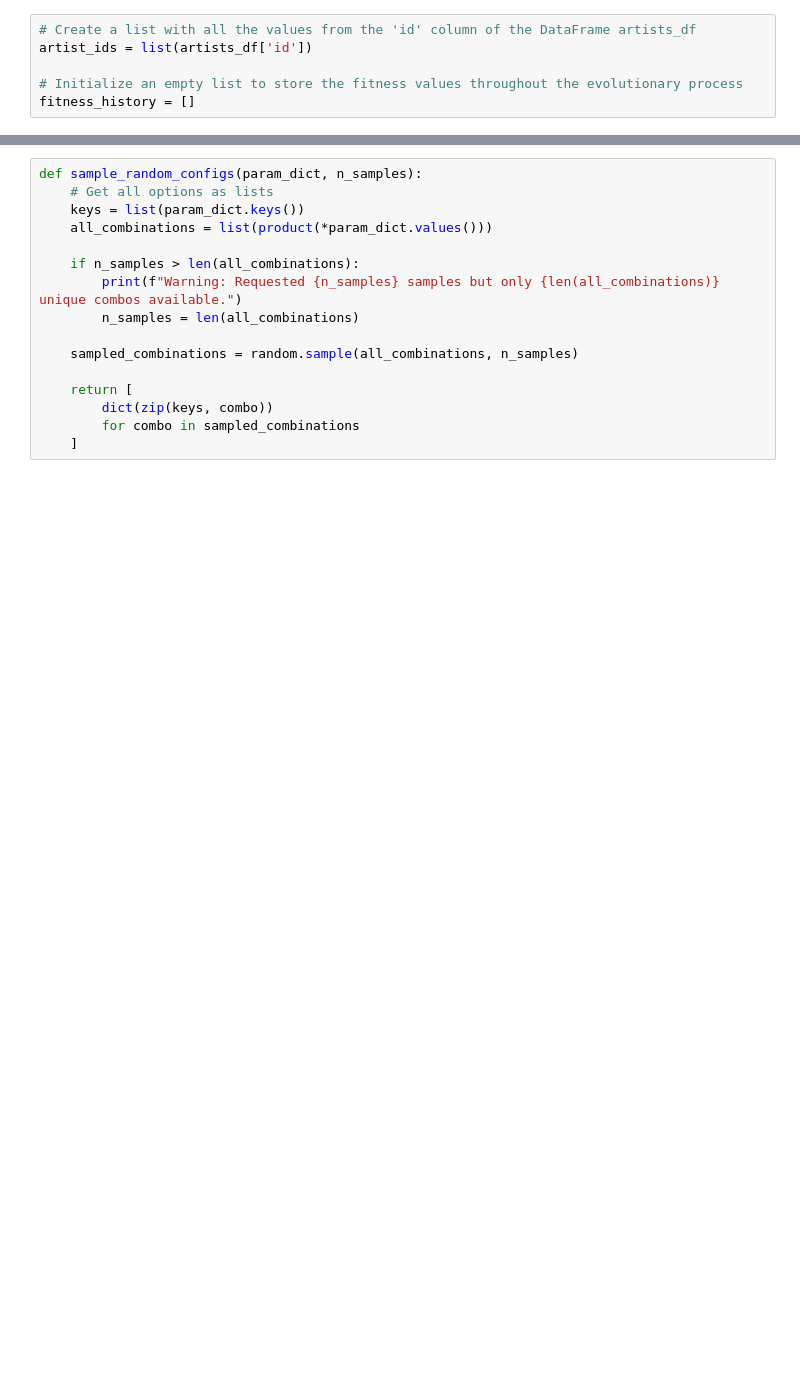
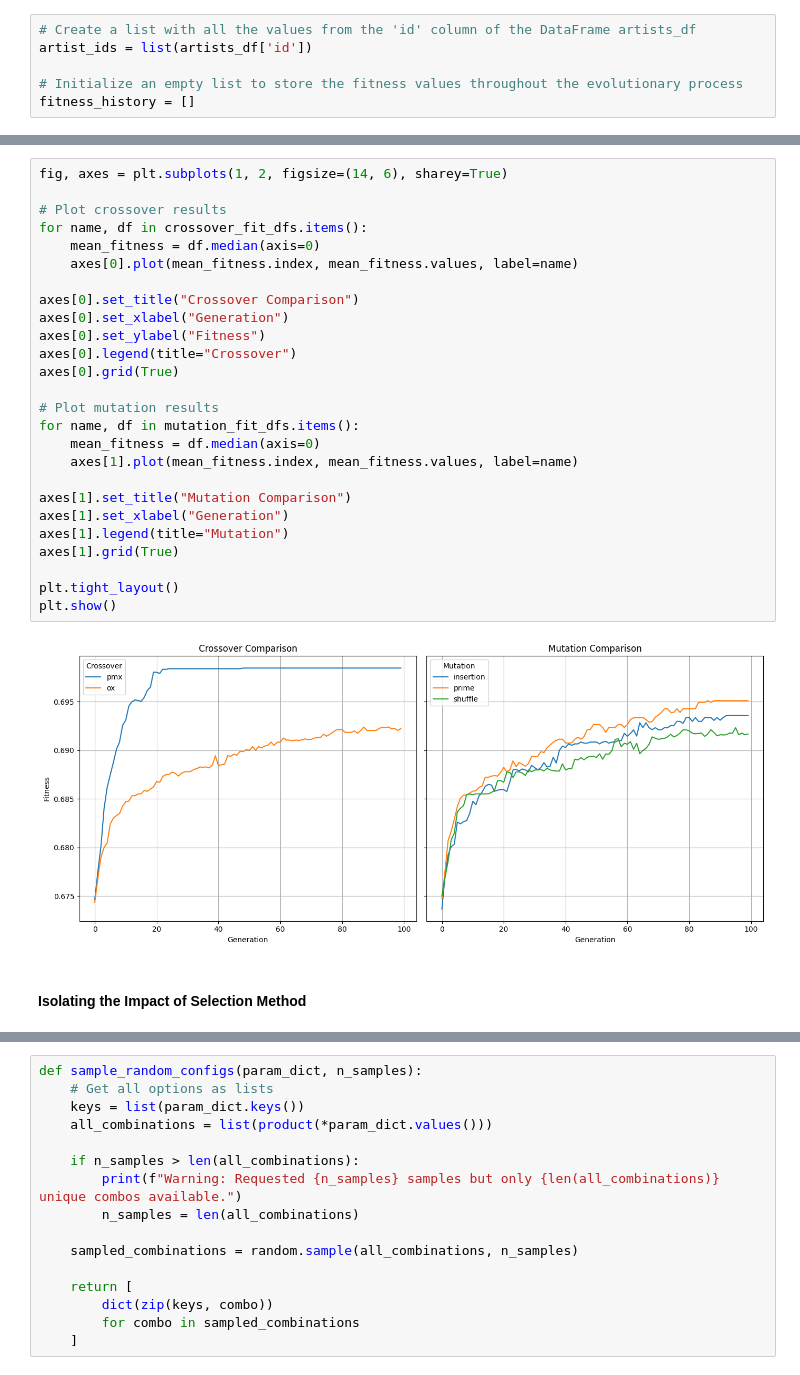
Before and after one commit to itsluaana/CIFO-Project, a Jupyter notebook: src/PROJECT.ipynb, the cells around one changed output, grey strips where cells are left out. Drawn from its saved outputs; the diff is of its cells as text; blank space fills up the shorter version.

```diff
--- a/src/PROJECT.ipynb
+++ b/src/PROJECT.ipynb
@@ -311,0 +453,30 @@ param_options = {
+# %%
+fig, axes = plt.subplots(1, 2, figsize=(14, 6), sharey=True)
+
+# Plot crossover results
+for name, df in crossover_fit_dfs.items():
+    mean_fitness = df.median(axis=0)
+    axes[0].plot(mean_fitness.index, mean_fitness.values, label=name)
+
+axes[0].set_title("Crossover Comparison")
+axes[0].set_xlabel("Generation")
+axes[0].set_ylabel("Fitness")
+axes[0].legend(title="Crossover")
+axes[0].grid(True)
+
+# Plot mutation results
+for name, df in mutation_fit_dfs.items():
+    mean_fitness = df.median(axis=0)
+    axes[1].plot(mean_fitness.index, mean_fitness.values, label=name)
+
+axes[1].set_title("Mutation Comparison")
+axes[1].set_xlabel("Generation")
+axes[1].legend(title="Mutation")
+axes[1].grid(True)
+
+plt.tight_layout()
+plt.show()
+# %% [output]
+[figure, added]
+# %% [markdown]
+#### Isolating the Impact of Selection Method
```
Also changed, not shown: parts of 51 cells of this notebook, 2 other files.
